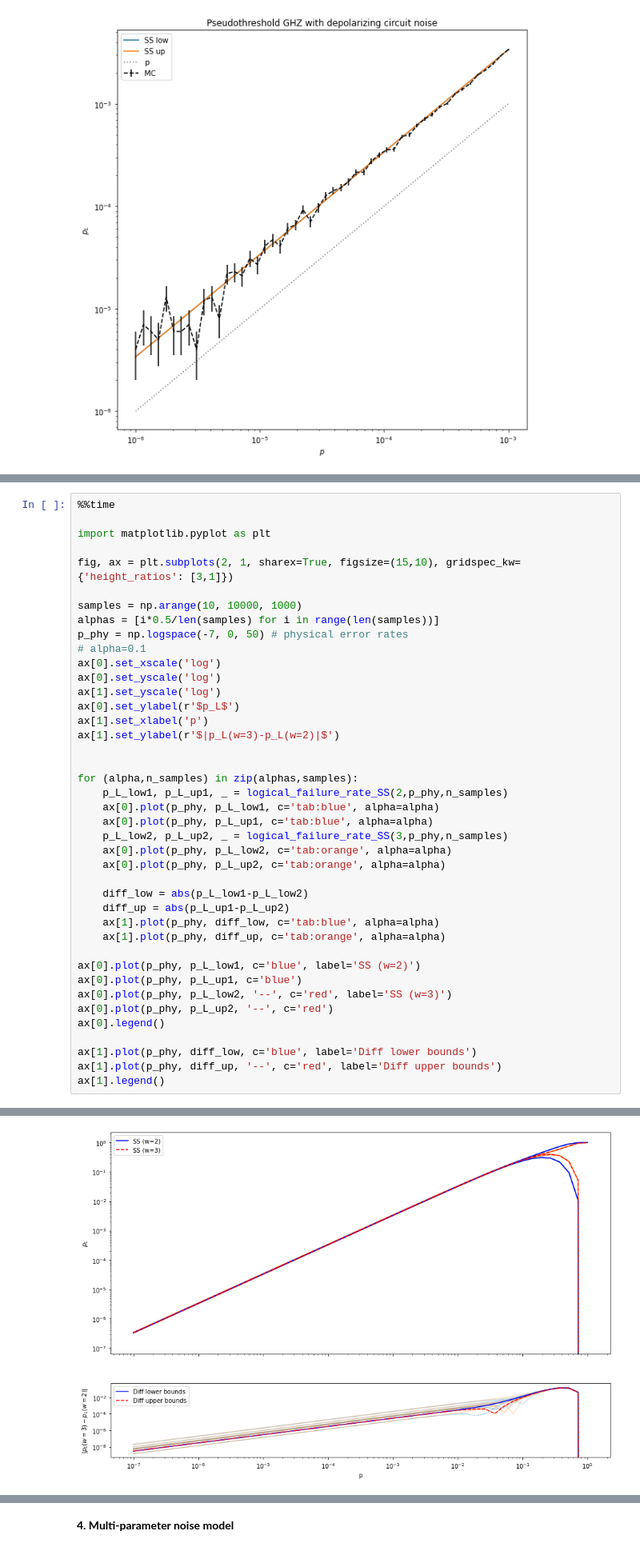
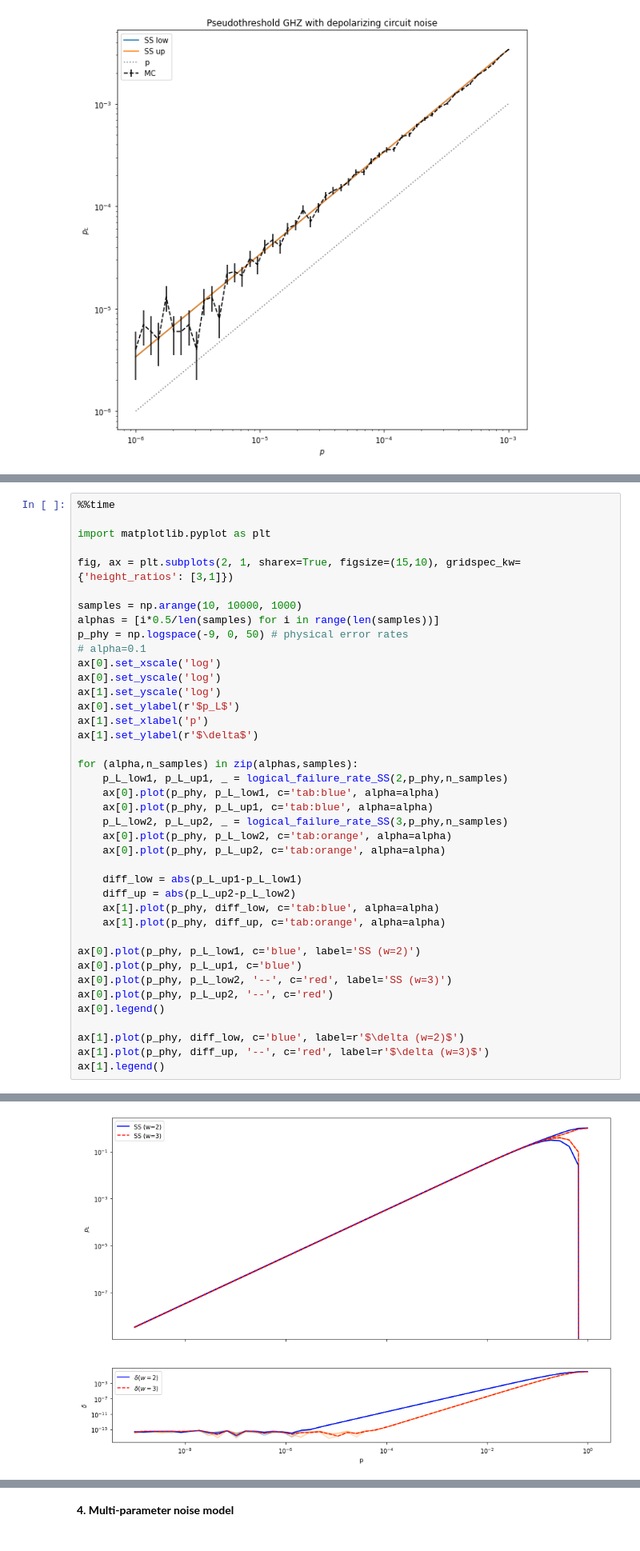
Before and after one commit to dpwinter/PECOS_WS_solutions, a Jupyter notebook: subset_sampling.ipynb, the cells around one changed output, grey strips where cells are left out. Shown at 80% size. Cells and saved outputs as stored; diff of their text form.

```diff
--- a/subset_sampling.ipynb
+++ b/subset_sampling.ipynb
@@ -369,15 +369,14 @@ fig, ax = plt.subplots(2, 1, sharex=True, figsize=(15,10), gridspec_kw={'height_
 
 samples = np.arange(10, 10000, 1000)
 alphas = [i*0.5/len(samples) for i in range(len(samples))]
-p_phy = np.logspace(-7, 0, 50) # physical error rates
+p_phy = np.logspace(-9, 0, 50) # physical error rates
 # alpha=0.1
 ax[0].set_xscale('log')
 ax[0].set_yscale('log')
 ax[1].set_yscale('log')
 ax[0].set_ylabel(r'$p_L$')
 ax[1].set_xlabel('p')
-ax[1].set_ylabel(r'$|p_L(w=3)-p_L(w=2)|$')
-
+ax[1].set_ylabel(r'$\delta$')
 
 for (alpha,n_samples) in zip(alphas,samples):
     p_L_low1, p_L_up1, _ = logical_failure_rate_SS(2,p_phy,n_samples)
@@ -387,8 +386,8 @@ for (alpha,n_samples) in zip(alphas,samples):
     ax[0].plot(p_phy, p_L_low2, c='tab:orange', alpha=alpha)
     ax[0].plot(p_phy, p_L_up2, c='tab:orange', alpha=alpha)
 
-    diff_low = abs(p_L_low1-p_L_low2)
-    diff_up = abs(p_L_up1-p_L_up2)
+    diff_low = abs(p_L_up1-p_L_low1)
+    diff_up = abs(p_L_up2-p_L_low2)
     ax[1].plot(p_phy, diff_low, c='tab:blue', alpha=alpha)
     ax[1].plot(p_phy, diff_up, c='tab:orange', alpha=alpha)
 
@@ -398,7 +397,7 @@ ax[0].plot(p_phy, p_L_low2, '--', c='red', label='SS (w=3)')
 ax[0].plot(p_phy, p_L_up2, '--', c='red')
 ax[0].legend()
 
-ax[1].plot(p_phy, diff_low, c='blue', label='Diff lower bounds')
-ax[1].plot(p_phy, diff_up, '--', c='red', label='Diff upper bounds')
+ax[1].plot(p_phy, diff_low, c='blue', label=r'$\delta (w=2)$')
+ax[1].plot(p_phy, diff_up, '--', c='red', label=r'$\delta (w=3)$')
 ax[1].legend()
 # %% [output]
@@ -407,3 +406,3 @@ Wall time: 25.4 s
 <matplotlib.legend.Legend at 0x...>
-[figure, old version]
+[figure, new version]
 # %% [markdown]
```
Also changed, not shown: parts of 8 cells of this notebook.
